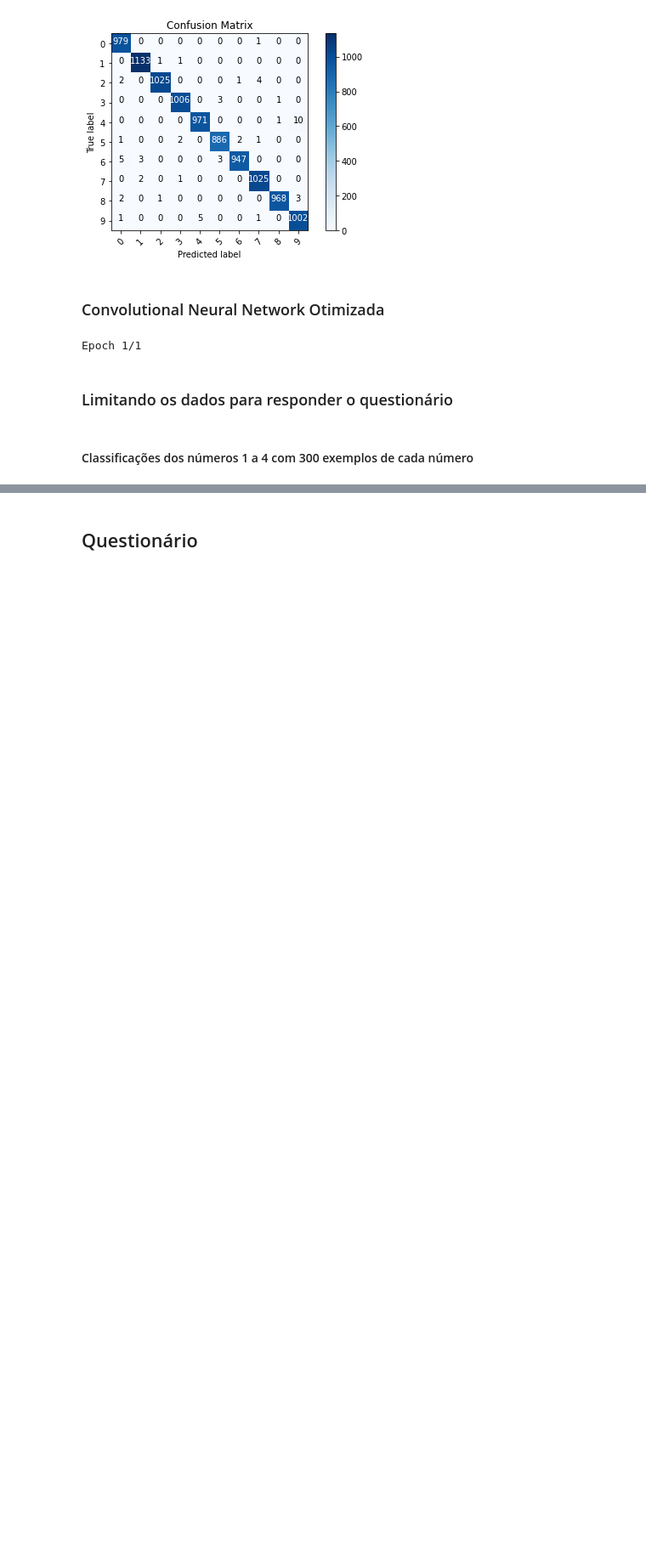
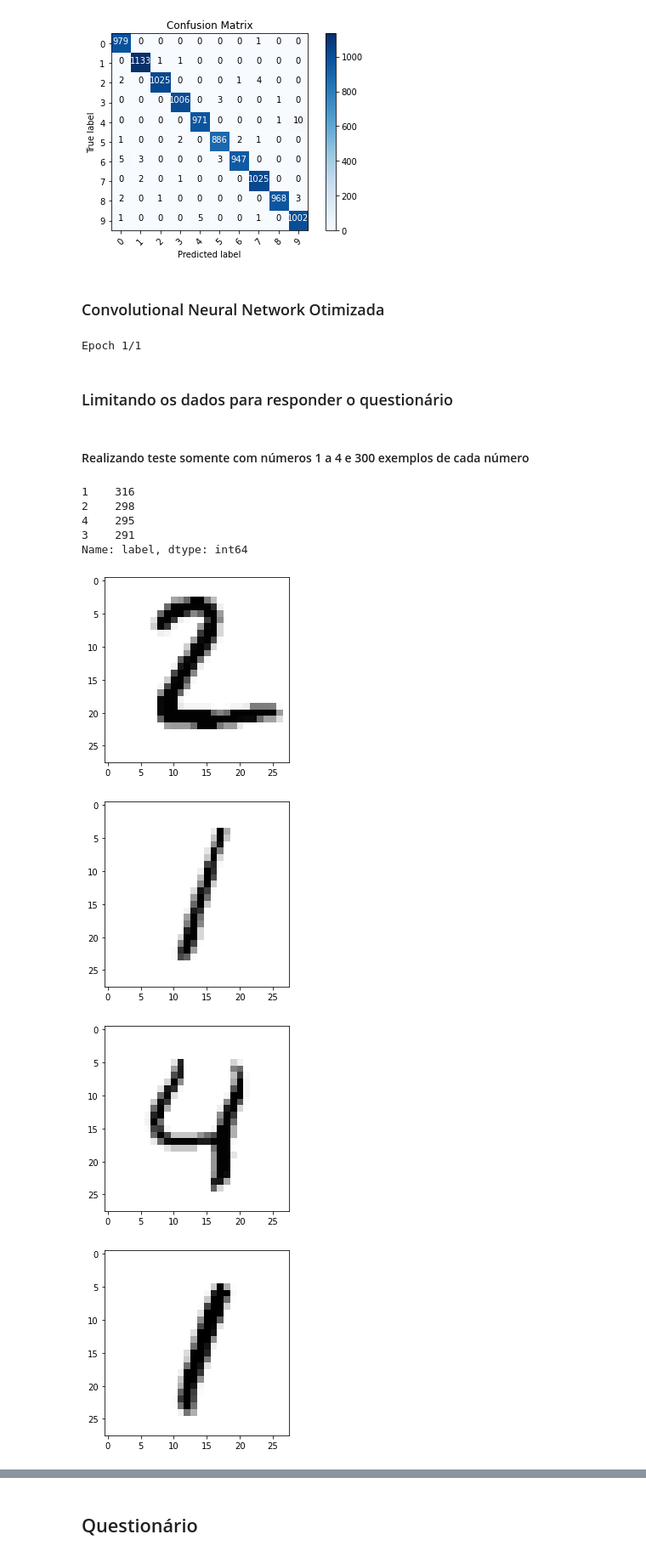
Before and after one commit to RodrigoLima82/bootcamp_igti_machine_learning, a Jupyter notebook: Modulo_03/Desafio/Desafio_03_MNIST.ipynb, the cells around one changed output, grey strips where cells are left out. Shown at 85% size. Saved outputs shown, nothing was run; the diff lists cells and outputs as text; code cells hidden in the pictures; blank space fills up the shorter version.

```diff
--- a/Modulo_03/Desafio/Desafio_03_MNIST.ipynb
+++ b/Modulo_03/Desafio/Desafio_03_MNIST.ipynb
@@ -264,4 +276,4 @@ Epoch 1/1
 # %% [markdown]
 ### Limitando os dados para responder o questionário
 # %% [markdown]
-#### Classificações dos números 1 a 4 com 300 exemplos de cada número
+#### Realizando teste somente com números 1 a 4 e 300 exemplos de cada número
@@ -269,0 +280,36 @@ Epoch 1/1
+# %%
+### Classificações dos números 1 a 4 com 300 exemplos de cada número
+
+# Carregando o dataset com imagens do MNIST direto do pacote do Tensorflow
+(X_train, y_train), (X_test, y_test) = tf.keras.datasets.mnist.load_data(path="mnist.npz")
+
+# Criando a mascara para selecionar somente os labels de 1 a 4
+test_mask  = np.isin(y_test, [1,2,3,4])
+
+# Filtra o dataset somente com os labels indicados
+X_test_, y_test_ = X_test[test_mask], y_test[test_mask]
+
+# Filtra apenas 300 registros para label
+X_test_  = X_test_[:1200,:,:]
+y_test_  = y_test_[:1200]
+# %%
+# Verificando a quantidade de registro de teste para cada label de 1 a 4
+tmp = pd.DataFrame(y_test_, columns=['label'])
+tmp['label'].value_counts()
+# %% [output]
+1    316
+2    298
+4    295
+3    291
+Name: label, dtype: int64
+# %%
+# Teste para exibir as imagens para teste
+for i in range(10):
+    img = X_test_[i].reshape((28,28))
+    plt.imshow(img, cmap="Greys")
+    plt.show()
+# %% [output]
+[figure, added]
+[figure, added]
+[figure, added]
+[figure, added]
```
Also changed, not shown: parts of 6 cells of this notebook.
